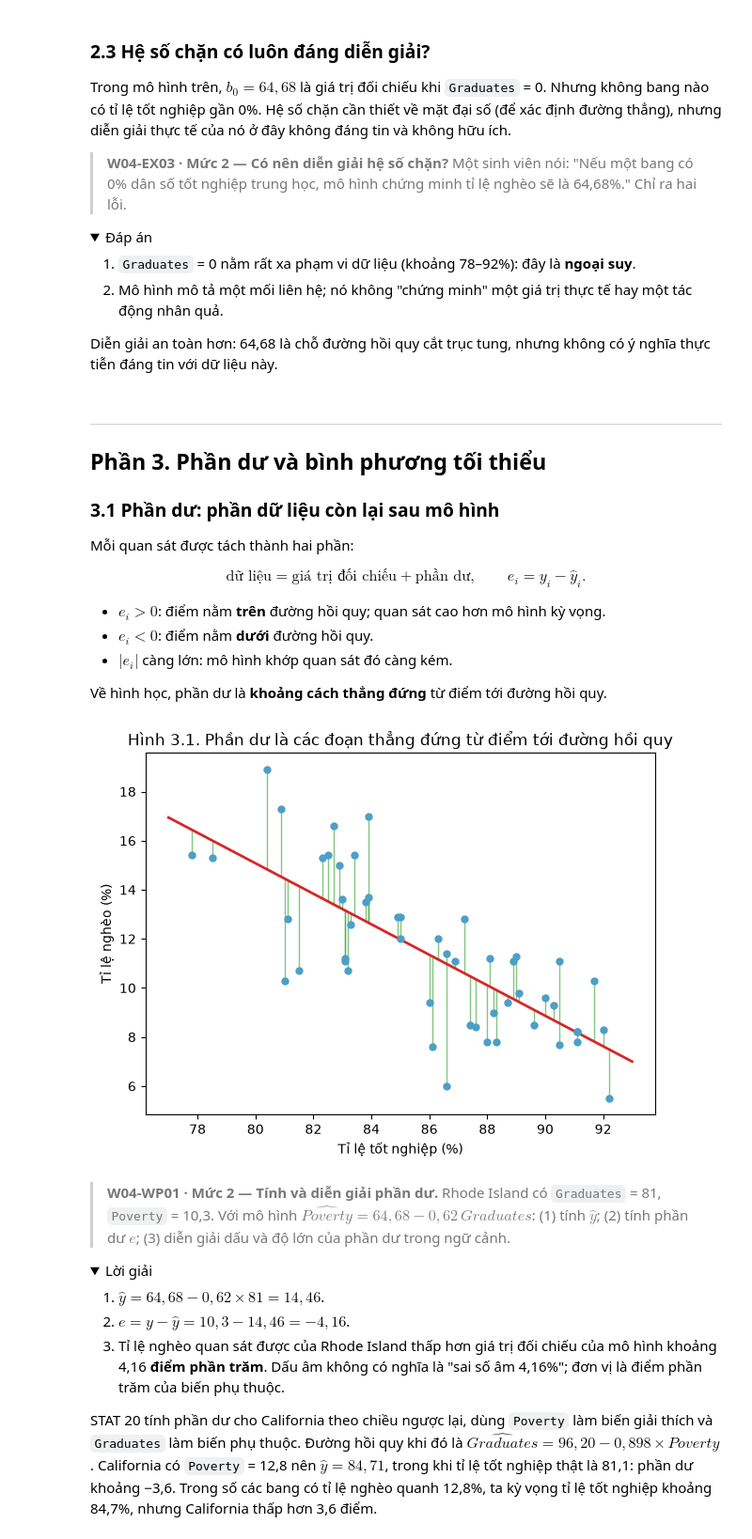
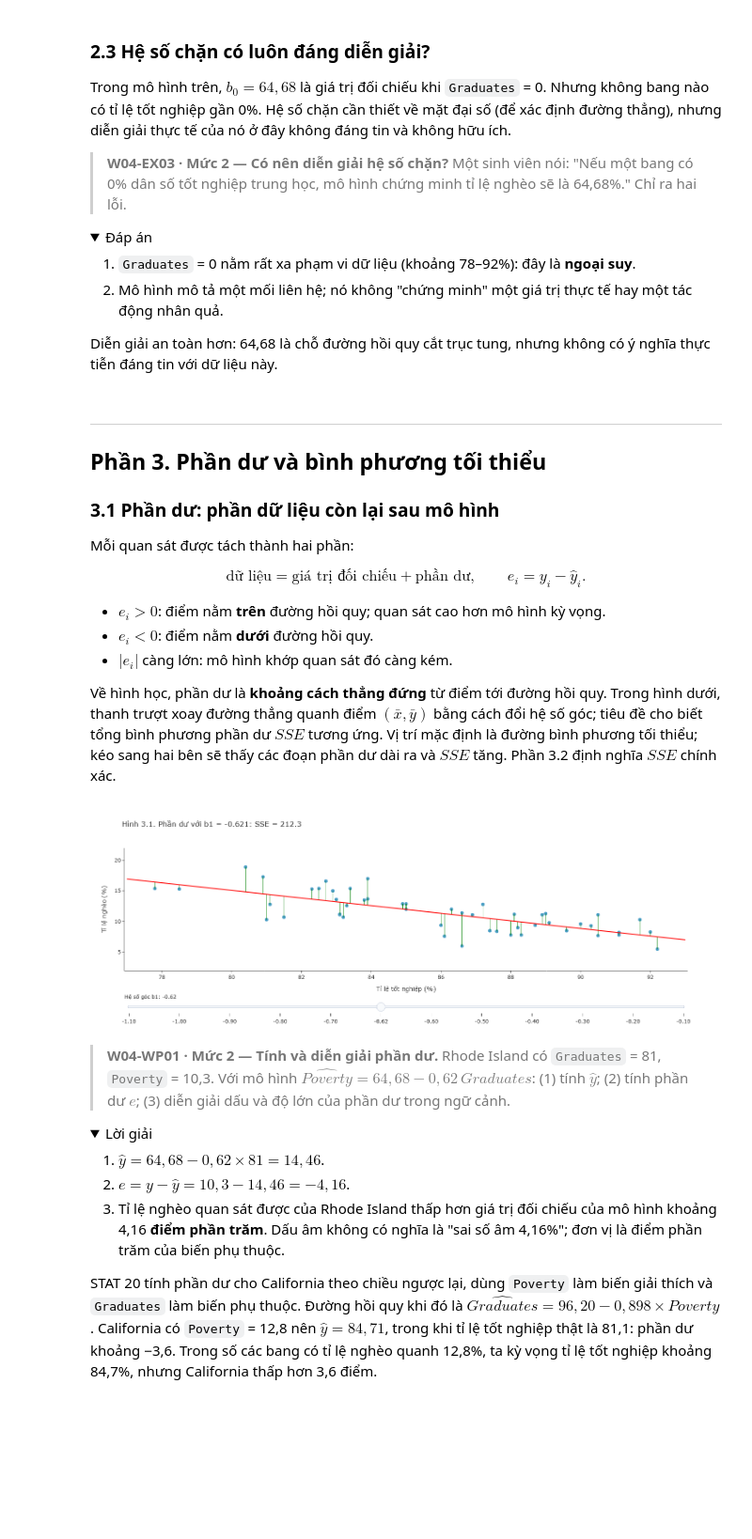
Before and after one commit to h2bach/UET.MAT1052-Labs-Materials, a Jupyter notebook: W4_TuongQuanVaHoiQuyTuyenTinh.ipynb, the cells around one changed output. Shown at 94% size. Drawn from its saved outputs; the diff is of its cells as text; code cells hidden in the pictures; folded sections open; blank space fills up the shorter version.

```diff
--- a/W4_TuongQuanVaHoiQuyTuyenTinh.ipynb
+++ b/W4_TuongQuanVaHoiQuyTuyenTinh.ipynb
@@ -315,21 +338,45 @@ $$
 - $e_i < 0$: điểm nằm **dưới** đường hồi quy.
 - $|e_i|$ càng lớn: mô hình khớp quan sát đó càng kém.
 
-Về hình học, phần dư là **khoảng cách thẳng đứng** từ điểm tới đường hồi quy.
+Về hình học, phần dư là **khoảng cách thẳng đứng** từ điểm tới đường hồi quy. Trong hình dưới, thanh trượt xoay đường thẳng quanh điểm $(\bar x, \bar y)$ bằng cách đổi hệ số góc; tiêu đề cho biết tổng bình phương phần dư $SSE$ tương ứng. Vị trí mặc định là đường bình phương tối thiểu; kéo sang hai bên sẽ thấy các đoạn phần dư dài ra và $SSE$ tăng. Phần 3.2 định nghĩa $SSE$ chính xác.
-# %%
-b1_ls, b0_ls = np.polyfit(poverty["Graduates"], poverty["Poverty"], 1)
-khop = b0_ls + b1_ls * poverty["Graduates"]
-
-fig, ax = plt.subplots(figsize=(7, 5))
-ax.vlines(poverty["Graduates"], khop, poverty["Poverty"], color="tab:green", alpha=0.6, linewidth=1)
-ax.scatter(poverty["Graduates"], poverty["Poverty"], s=25, color="#4C9FC7", zorder=3)
-luoi = np.linspace(77, 93, 50)
-ax.plot(luoi, b0_ls + b1_ls * luoi, color="tab:red", linewidth=2)
-ax.set(xlabel="Tỉ lệ tốt nghiệp (%)", ylabel="Tỉ lệ nghèo (%)",
-       title="Hình 3.1. Phần dư là các đoạn thẳng đứng từ điểm tới đường hồi quy")
-plt.show()
-# %% [output]
-[figure, removed]
+# %%
+b1_ls, b0_ls = np.polyfit(poverty["Graduates"], poverty["Poverty"], 1)
+khop = b0_ls + b1_ls * poverty["Graduates"]
+
+x_nghe, y_nghe = poverty["Graduates"].to_numpy(), poverty["Poverty"].to_numpy()
+x_tb, y_tb = x_nghe.mean(), y_nghe.mean()
+cac_b1 = sorted(set(np.round(np.linspace(-1.1, -0.1, 11), 2)) | {round(b1_ls, 3)})
+luoi = np.linspace(77, 93, 50)
+
+fig = go.Figure()
+fig.add_trace(go.Scatter(x=x_nghe, y=y_nghe, mode="markers", text=poverty["State"], name="bang",
+                         marker=dict(size=8, color="#4C9FC7"),
+                         hovertemplate="%{text}<br>tốt nghiệp %{x}%, nghèo %{y}%<extra></extra>"))
+cac_sse = []
+for b1 in cac_b1:
+    b0 = y_tb - b1 * x_tb
+    y_mu = b0 + b1 * x_nghe
+    cac_sse.append(((y_nghe - y_mu) ** 2).sum())
+    doan_x = np.column_stack([x_nghe, x_nghe, np.full(len(x_nghe), np.nan)]).ravel()
+    doan_y = np.column_stack([y_mu, y_nghe, np.full(len(x_nghe), np.nan)]).ravel()
+    hien = b1 == round(b1_ls, 3)
+    fig.add_trace(go.Scatter(x=doan_x, y=doan_y, mode="lines", visible=hien, name="phần dư",
+                             line=dict(color="green", width=1), hoverinfo="skip"))
+    fig.add_trace(go.Scatter(x=luoi, y=b0 + b1 * luoi, mode="lines", visible=hien, name="đường thẳng",
+                             line=dict(color="red", width=2), hoverinfo="skip"))
+buoc = [dict(method="update", label=f"{b1:.2f}",
+             args=[{"visible": [True] + [k == i for k in range(len(cac_b1)) for _ in range(2)]},
+                   {"title.text": f"Hình 3.1. Phần dư với b1 = {b1:.3f}: SSE = {s:,.1f}"}])
+        for i, (b1, s) in enumerate(zip(cac_b1, cac_sse))]
+mac_dinh = cac_b1.index(round(b1_ls, 3))
+fig.update_layout(title=f"Hình 3.1. Phần dư với b1 = {b1_ls:.3f}: SSE = {cac_sse[mac_dinh]:,.1f}",
+                  xaxis_title="Tỉ lệ tốt nghiệp (%)", yaxis_title="Tỉ lệ nghèo (%)", showlegend=False,
+                  width=760, height=520,
+                  sliders=[dict(active=mac_dinh, steps=buoc, pad={"t": 50}, currentvalue={"prefix": "Hệ số góc b1: "})])
+fig.update_yaxes(range=[2, 22])
+fig.show()
+# %% [output]
+[figure, added]
 # %% [markdown]
 > **W04-WP01 · Mức 2 — Tính và diễn giải phần dư.** Rhode Island có `Graduates` = 81, `Poverty` = 10,3. Với mô hình $\widehat{Poverty} = 64{,}68 - 0{,}62\, Graduates$: (1) tính $\hat y$; (2) tính phần dư $e$; (3) diễn giải dấu và độ lớn của phần dư trong ngữ cảnh.
 
```
Also changed, not shown: parts of 9 cells of this notebook, 3 other files.
